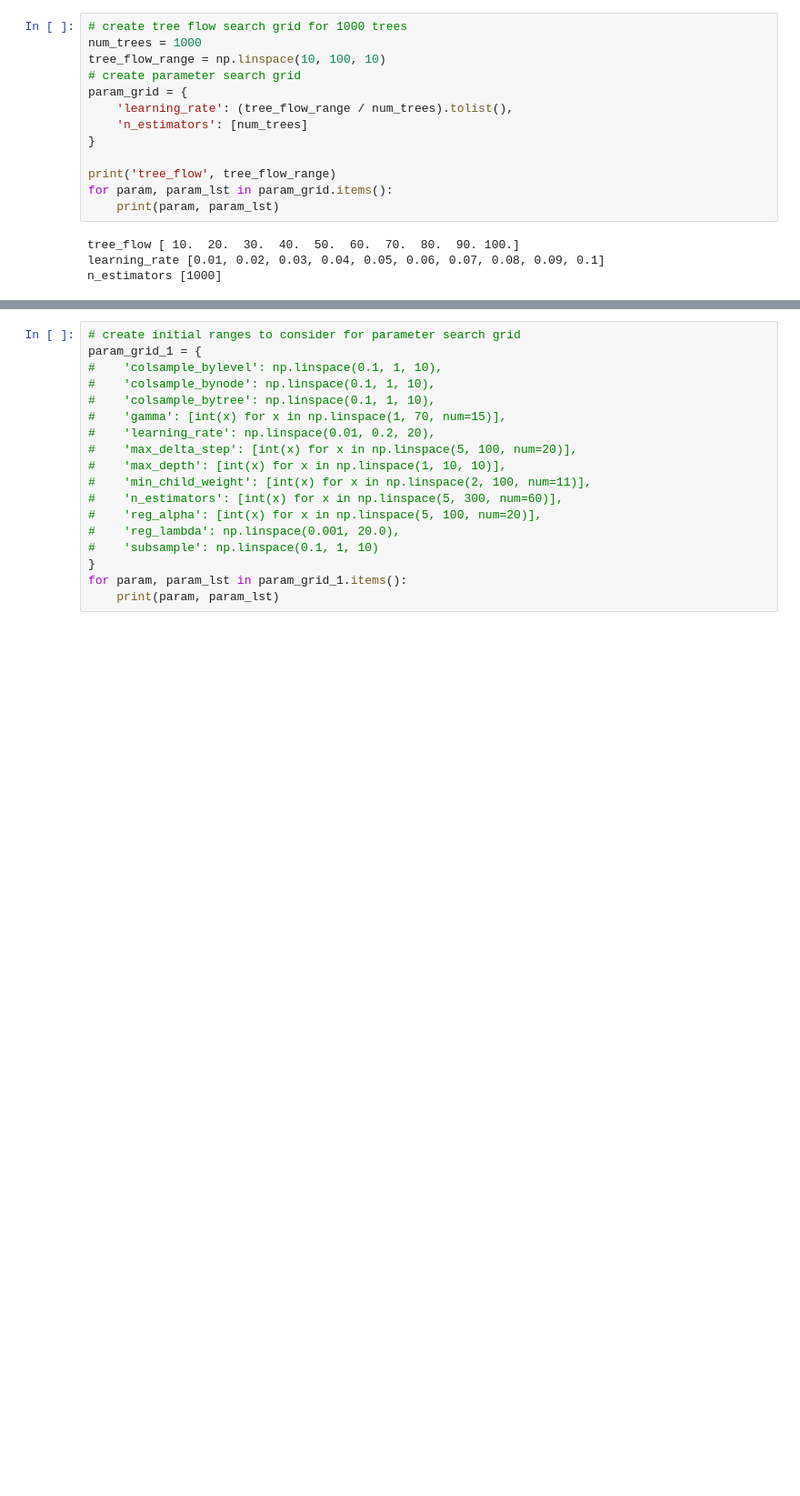
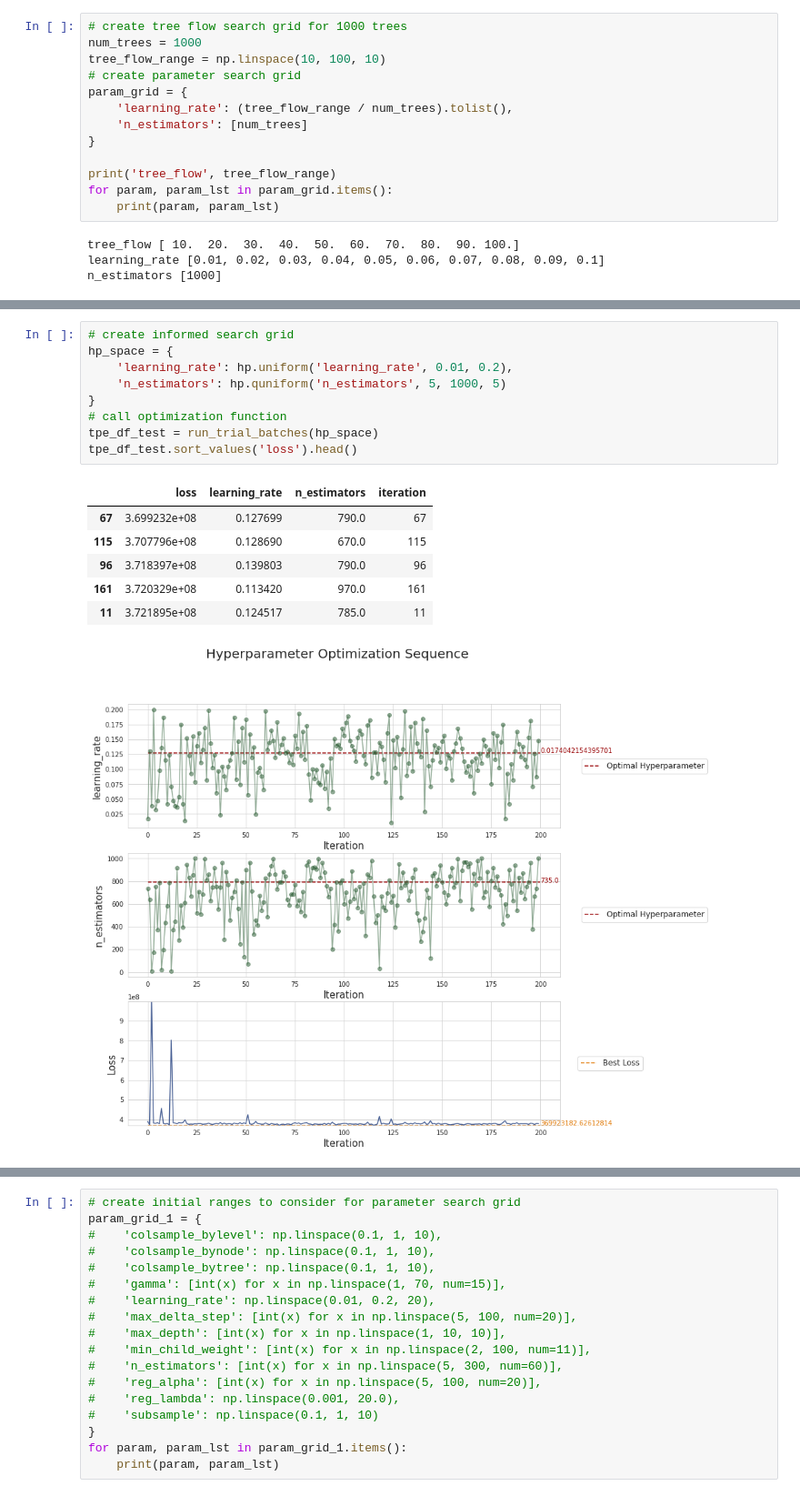
Before and after one commit to christianspybrook/springboard, a Jupyter notebook: capstones/capstone2/capstone2_xgb_regressor_test.ipynb, the cells around one changed output, grey strips where cells are left out. Shown at 91% size. Saved outputs shown, nothing was run; the diff lists cells and outputs as text; blank space fills up the shorter version.

```diff
--- a/capstones/capstone2/capstone2_xgb_regressor_test.ipynb
+++ b/capstones/capstone2/capstone2_xgb_regressor_test.ipynb
@@ -387,0 +519,17 @@ The optimal learning rate is independent of the number of trees used for this da
+# %%
+# create informed search grid
+hp_space = {
+    'learning_rate': hp.uniform('learning_rate', 0.01, 0.2),
+    'n_estimators': hp.quniform('n_estimators', 5, 1000, 5)
+}
+# call optimization function
+tpe_df_test = run_trial_batches(hp_space)
+tpe_df_test.sort_values('loss').head()
+# %% [output]
+|  | loss | learning_rate | n_estimators | iteration |
+| 67 | 3.699232e+08 | 0.127699 | 790.0 | 67 |
+| 115 | 3.707796e+08 | 0.128690 | 670.0 | 115 |
+| 96 | 3.718397e+08 | 0.139803 | 790.0 | 96 |
+| 161 | 3.720329e+08 | 0.113420 | 970.0 | 161 |
+| 11 | 3.721895e+08 | 0.124517 | 785.0 | 11 |
+[figure, added]
```
Also changed, not shown: parts of 25 cells of this notebook.
